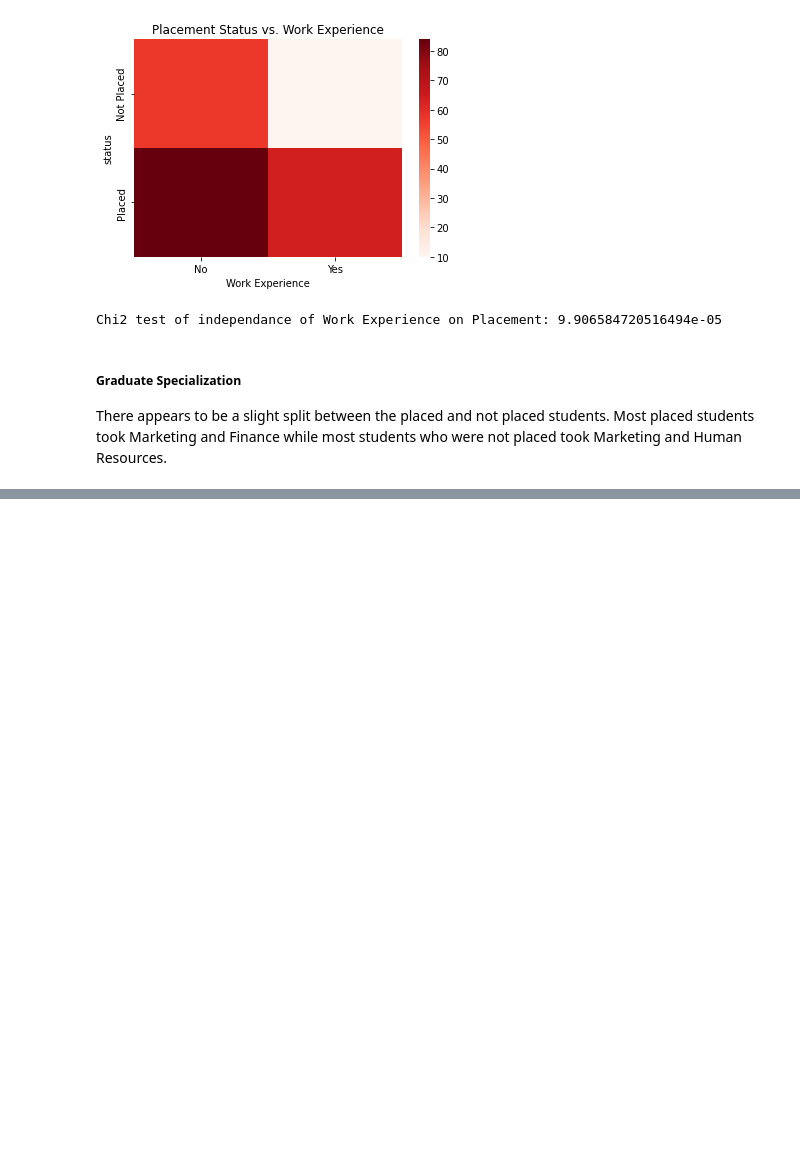
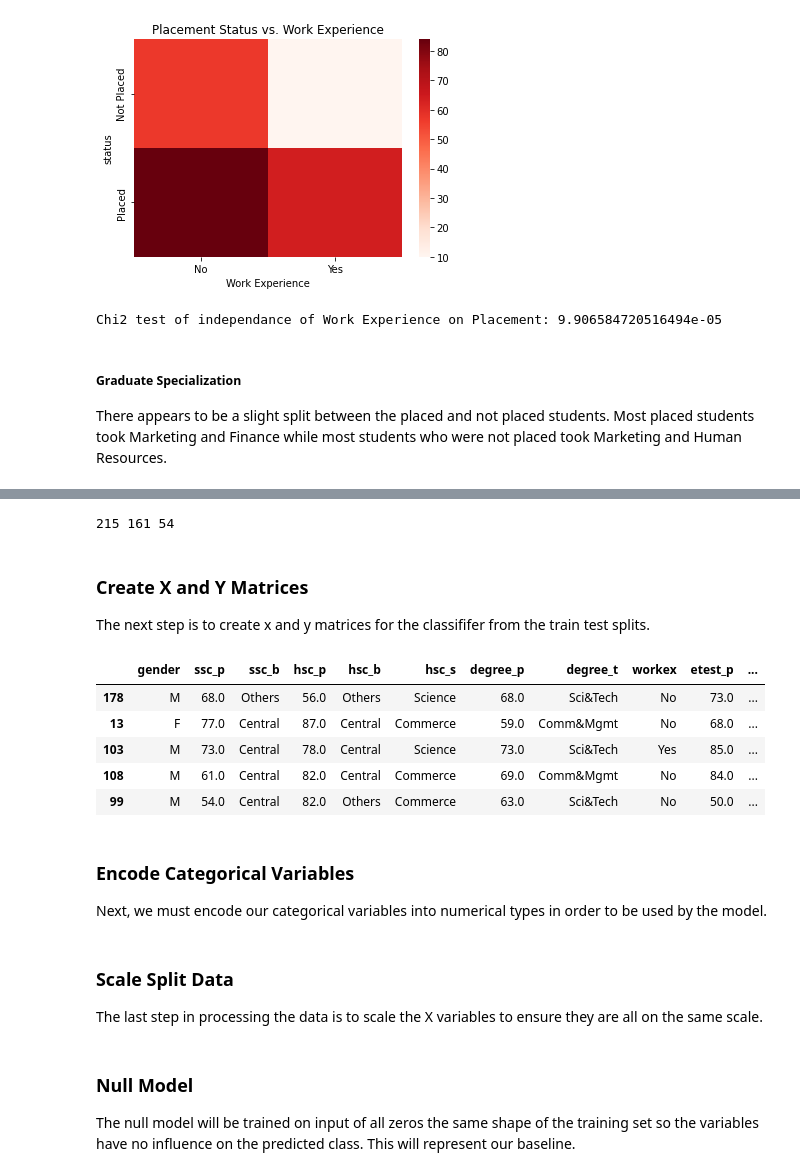
Before and after one commit to tylerfaulkner/dataScienceFinal, a Jupyter notebook: CS3300_final.ipynb, the cells around one changed output, grey strips where cells are left out. Cells and saved outputs as stored; diff of their text form; code cells hidden in the pictures; blank space fills up the shorter version.

Commit message:
Started Model Creation and Data Splitting

```diff
--- a/CS3300_final.ipynb
+++ b/CS3300_final.ipynb
@@ -420,0 +454,28 @@ Below is a table that summarizes our findings by listing each variable, its p-va
+# %%
+df_train, df_test = train_test_split(clean_data, stratify=clean_data["status"])
+print(clean_data.shape[0], df_train.shape[0], df_test.shape[0])
+# %% [output]
+215 161 54
+# %% [markdown]
+### Create X and Y Matrices
+
+The next step is to create x and y matrices for the classififer from the train test splits.
+# %%
+X_train = df_train.drop('status', axis=1)
+X_test = df_test.drop('status', axis=1)
+
+y_train = df_train['status']
+y_test = df_test['status']
+
+X_train.head()
+# %% [output]
+|  | gender | ssc_p | ssc_b | hsc_p | hsc_b | hsc_s | degree_p | degree_t | workex | etest_p | ... |
+| 178 | M | 68.0 | Others | 56.0 | Others | Science | 68.0 | Sci&Tech | No | 73.0 | ... |
+| 13 | F | 77.0 | Central | 87.0 | Central | Commerce | 59.0 | Comm&Mgmt | No | 68.0 | ... |
+| 103 | M | 73.0 | Central | 78.0 | Central | Science | 73.0 | Sci&Tech | Yes | 85.0 | ... |
+| 108 | M | 61.0 | Central | 82.0 | Central | Commerce | 69.0 | Comm&Mgmt | No | 84.0 | ... |
+| 99 | M | 54.0 | Central | 82.0 | Others | Commerce | 63.0 | Sci&Tech | No | 50.0 | ... |
+# %% [markdown]
+### Encode Categorical Variables
+
+Next, we must encode our categorical variables into numerical types in order to be used by the model.
@@ -420,0 +510,4 @@ Below is a table that summarizes our findings by listing each variable, its p-va
+# %% [markdown]
+### Scale Split Data
+
+The last step in processing the data is to scale the X variables to ensure they are all on the same scale.
@@ -420,0 +518,4 @@ Below is a table that summarizes our findings by listing each variable, its p-va
+# %% [markdown]
+### Null Model
+
+The null model will be trained on input of all zeros the same shape of the training set so the variables have no influence on the predicted class. This will represent our baseline.
```
Also changed, not shown: parts of 10 cells of this notebook.
